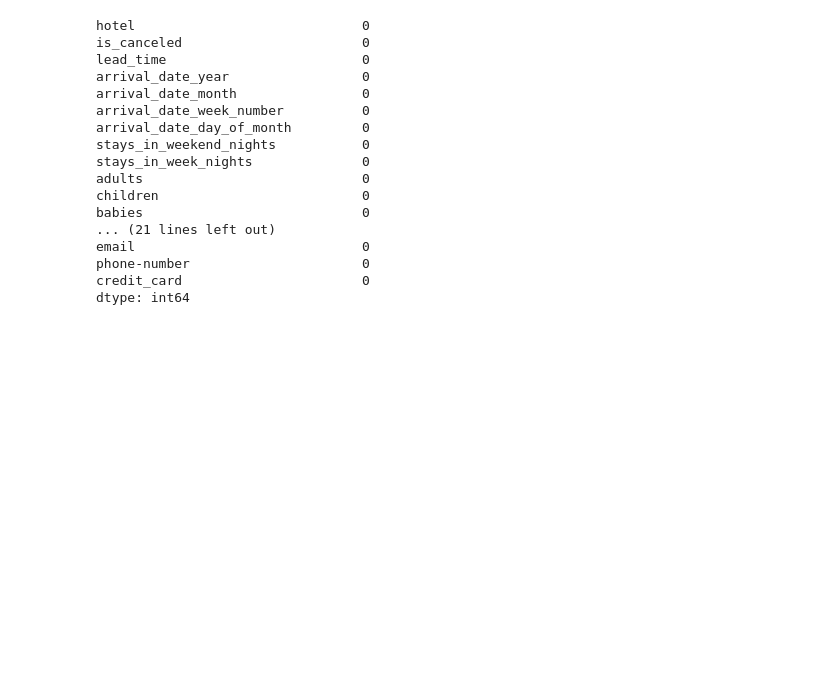
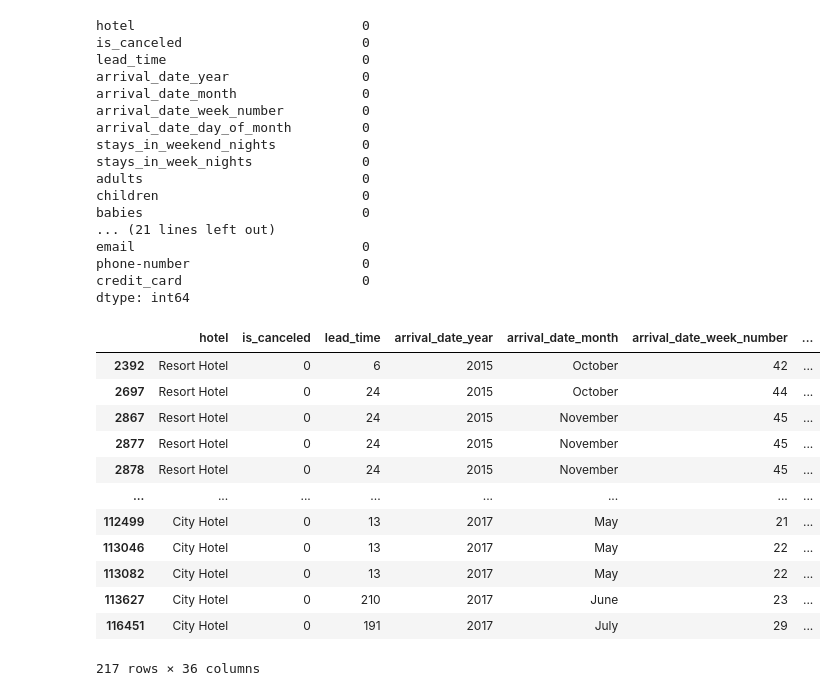
Before and after one commit to elhamfallah/different-projects, a Jupyter notebook: hotel-booking-analysis.ipynb, the cells around one changed output. Drawn from its saved outputs; the diff is of its cells as text; code cells hidden in the pictures; blank space fills up the shorter version.

Commit message:
Kaggle Notebook | hotel booking analysis | Version 6

```diff
--- a/hotel-booking-analysis.ipynb
+++ b/hotel-booking-analysis.ipynb
@@ -112,3 +112,21 @@ email                             0
 phone-number                      0
 credit_card                       0
 dtype: int64
+# %%
+#Filling in missing values automatically
+# replace all NA's with 0
+df.fillna(0)
+# %% [output]
+|  | hotel | is_canceled | lead_time | arrival_date_year | arrival_date_month | arrival_date_week_number | ... |
+| 2392 | Resort Hotel | 0 | 6 | 2015 | October | 42 | ... |
+| 2697 | Resort Hotel | 0 | 24 | 2015 | October | 44 | ... |
+| 2867 | Resort Hotel | 0 | 24 | 2015 | November | 45 | ... |
+| 2877 | Resort Hotel | 0 | 24 | 2015 | November | 45 | ... |
+| 2878 | Resort Hotel | 0 | 24 | 2015 | November | 45 | ... |
+| ... | ... | ... | ... | ... | ... | ... | ... |
+| 112499 | City Hotel | 0 | 13 | 2017 | May | 21 | ... |
+| 113046 | City Hotel | 0 | 13 | 2017 | May | 22 | ... |
+| 113082 | City Hotel | 0 | 13 | 2017 | May | 22 | ... |
+| 113627 | City Hotel | 0 | 210 | 2017 | June | 23 | ... |
+| 116451 | City Hotel | 0 | 191 | 2017 | July | 29 | ... |
+217 rows × 36 columns
```
Also changed, not shown: parts of 2 cells of this notebook.
